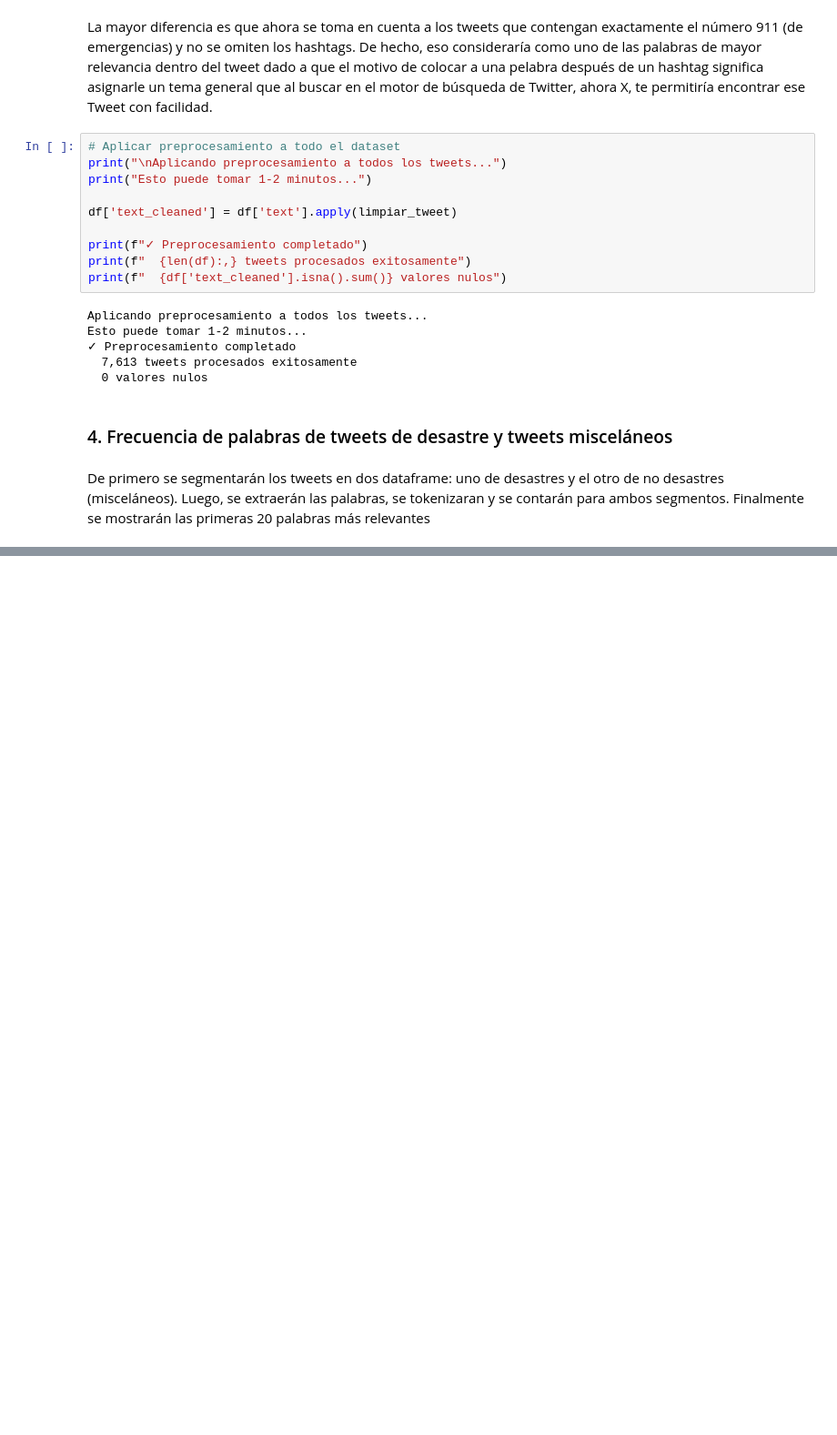
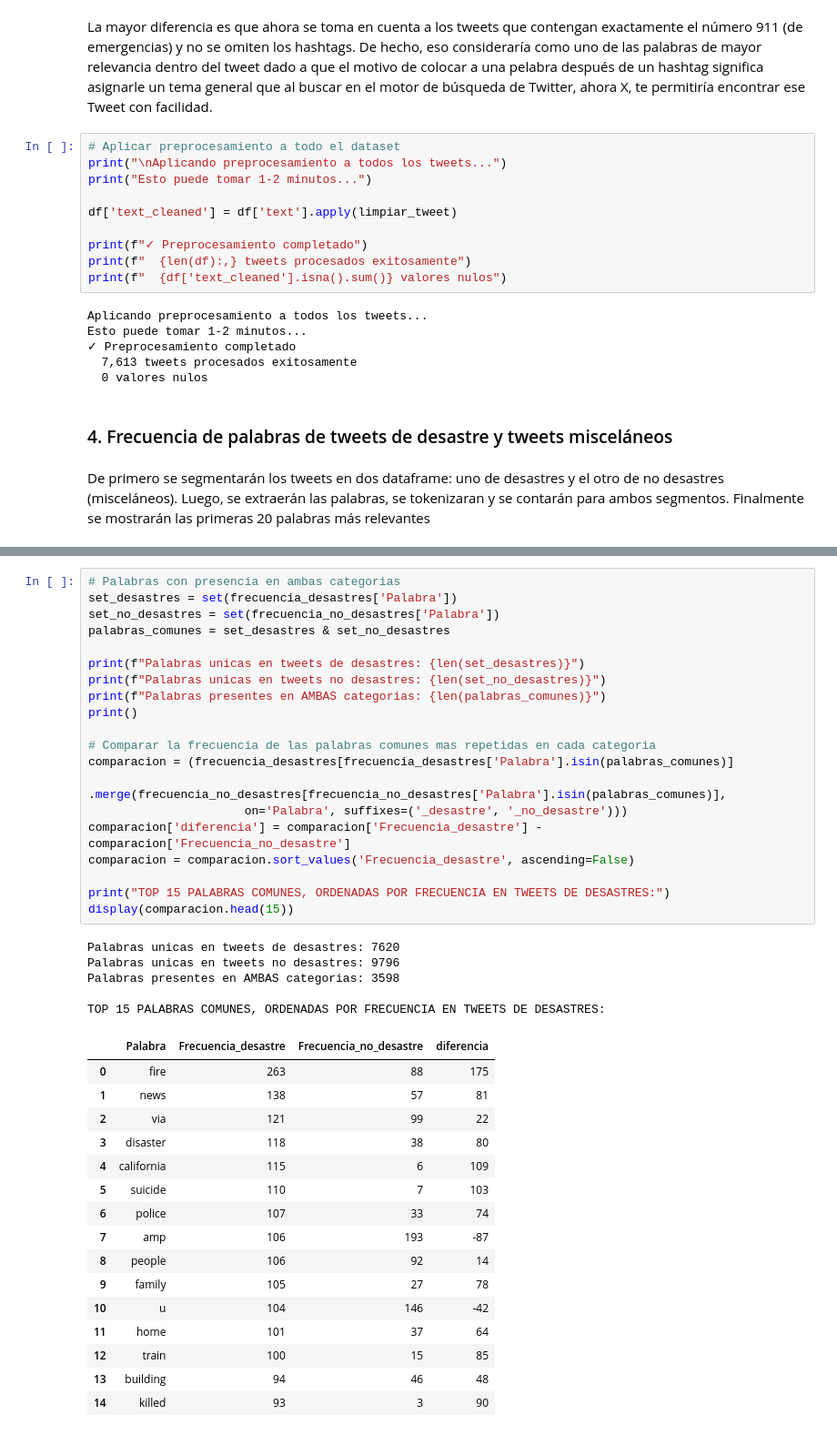
Before and after one commit to CindyGualim/Lab05-DataScience, a Jupyter notebook: Laboratorio_5_Mineria_Textos-checkpoint.ipynb, the cells around one changed output, grey strips where cells are left out. Shown at 91% size. Cells and saved outputs as stored; diff of their text form; blank space fills up the shorter version.

```diff
--- a/Laboratorio_5_Mineria_Textos-checkpoint.ipynb
+++ b/Laboratorio_5_Mineria_Textos-checkpoint.ipynb
@@ -494,0 +559,42 @@ TOP 15 PALABRAS EN TWEETS DE NO DESASTRES (Target = 0):
+# %%
+# Palabras con presencia en ambas categorias
+set_desastres = set(frecuencia_desastres['Palabra'])
+set_no_desastres = set(frecuencia_no_desastres['Palabra'])
+palabras_comunes = set_desastres & set_no_desastres
+
+print(f"Palabras unicas en tweets de desastres: {len(set_desastres)}")
+print(f"Palabras unicas en tweets no desastres: {len(set_no_desastres)}")
+print(f"Palabras presentes en AMBAS categorias: {len(palabras_comunes)}")
+print()
+
+# Comparar la frecuencia de las palabras comunes mas repetidas en cada categoria
+comparacion = (frecuencia_desastres[frecuencia_desastres['Palabra'].isin(palabras_comunes)]
+               .merge(frecuencia_no_desastres[frecuencia_no_desastres['Palabra'].isin(palabras_comunes)],
+                      on='Palabra', suffixes=('_desastre', '_no_desastre')))
+comparacion['diferencia'] = comparacion['Frecuencia_desastre'] - comparacion['Frecuencia_no_desastre']
+comparacion = comparacion.sort_values('Frecuencia_desastre', ascending=False)
+
+print("TOP 15 PALABRAS COMUNES, ORDENADAS POR FRECUENCIA EN TWEETS DE DESASTRES:")
+display(comparacion.head(15))
+# %% [output]
+Palabras unicas en tweets de desastres: 7620
+Palabras unicas en tweets no desastres: 9796
+Palabras presentes en AMBAS categorias: 3598
+
+TOP 15 PALABRAS COMUNES, ORDENADAS POR FRECUENCIA EN TWEETS DE DESASTRES:
+|  | Palabra | Frecuencia_desastre | Frecuencia_no_desastre | diferencia |
+| 0 | fire | 263 | 88 | 175 |
+| 1 | news | 138 | 57 | 81 |
+| 2 | via | 121 | 99 | 22 |
+| 3 | disaster | 118 | 38 | 80 |
+| 4 | california | 115 | 6 | 109 |
+| 5 | suicide | 110 | 7 | 103 |
+| 6 | police | 107 | 33 | 74 |
+| 7 | amp | 106 | 193 | -87 |
+| 8 | people | 106 | 92 | 14 |
+| 9 | family | 105 | 27 | 78 |
+| 10 | u | 104 | 146 | -42 |
+| 11 | home | 101 | 37 | 64 |
+| 12 | train | 100 | 15 | 85 |
+| 13 | building | 94 | 46 | 48 |
+| 14 | killed | 93 | 3 | 90 |
```
Also changed, not shown: parts of 25 cells of this notebook.
